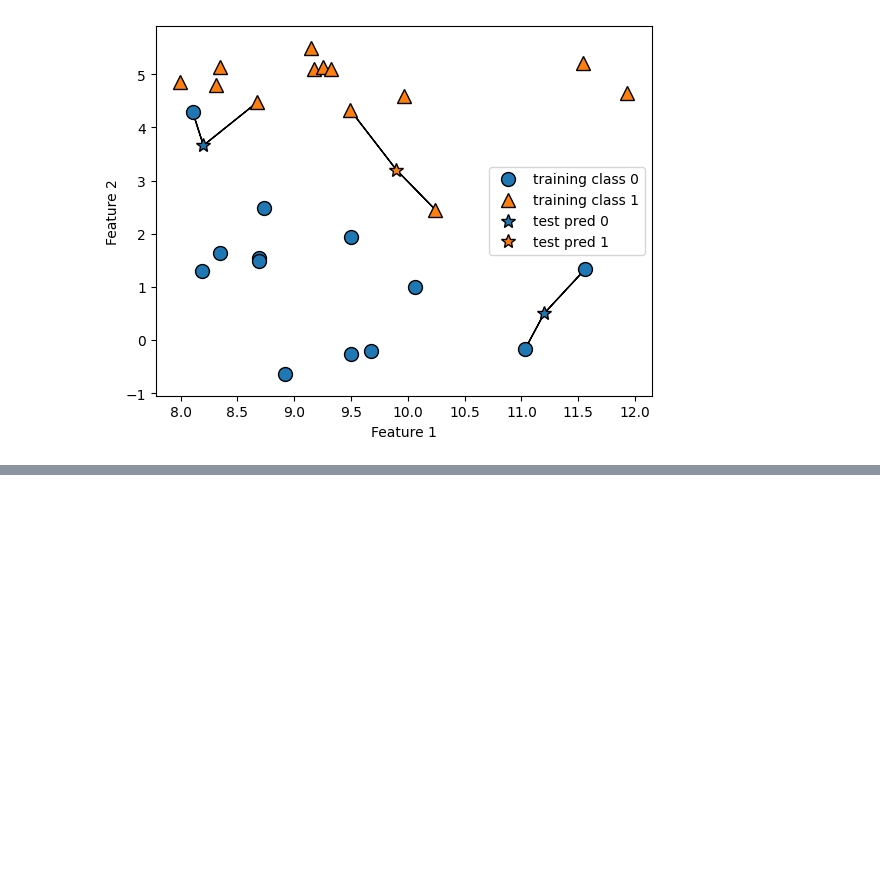
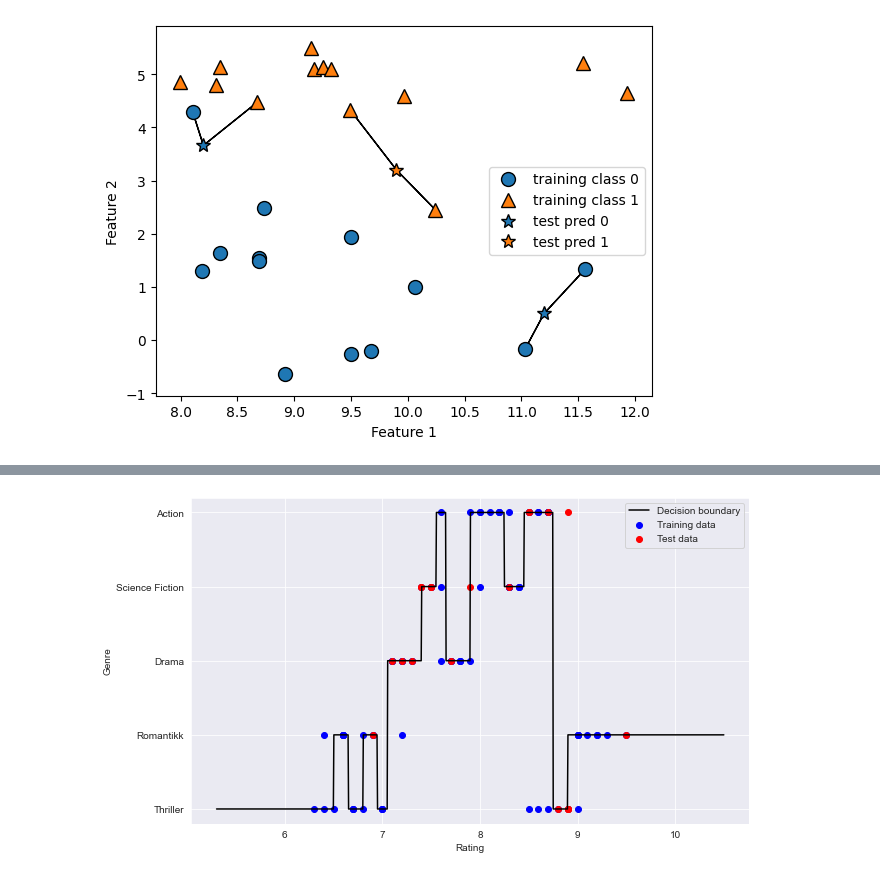
Before and after one commit to Mrtacocat/MachineLearning, a Jupyter notebook: KNN_Classification/KNN.ipynb, the cells around one changed output, grey strips where cells are left out. Saved outputs shown, nothing was run; the diff lists cells and outputs as text; code cells hidden in the pictures; blank space fills up the shorter version.

```diff
--- a/KNN_Classification/KNN.ipynb
+++ b/KNN_Classification/KNN.ipynb
@@ -32,0 +88,38 @@ plt.show()
+# %%
+import pandas as pd
+from sklearn.model_selection import train_test_split
+from sklearn.neighbors import KNeighborsClassifier
+import matplotlib.pyplot as plt
+import numpy as np
+
+# Load the CSV data into a Pandas DataFrame
+df = pd.read_csv("movie_review.csv")
+
+# Preprocess the data: extract features and labels
+X = df[['rating']]  # Assuming 'rating' is a numerical feature
+y = df['genre']  # Assuming 'genre' is the target variable
+
+# Split the dataset into training and testing sets
+X_train, X_test, y_train, y_test = train_test_split(X, y, test_size=0.2, random_state=42)
+
+# Apply the k-nearest neighbors algorithm
+knn = KNeighborsClassifier(n_neighbors=3)  # You can adjust the number of neighbors
+knn.fit(X_train, y_train)
+
+# Visualize the decision boundaries
+# Plot the decision boundaries
+plt.figure(figsize=(10, 6))
+X_range = np.linspace(X['rating'].min() - 1, X['rating'].max() + 1, 1000).reshape(-1, 1)
+decision_boundary = knn.predict(X_range)
+plt.plot(X_range, decision_boundary, c='black', label='Decision boundary')
+
+# Plot the training and test data points
+plt.scatter(X_train, y_train, c='b', marker='o', label='Training data')
+plt.scatter(X_test, y_test, c='r', marker='o', label='Test data')
+
+plt.xlabel("Rating")
+plt.ylabel("Genre")
+plt.legend()
+plt.show()
+# %% [output]
+[figure, added]
```
Also changed, not shown: parts of 3 cells of this notebook.
